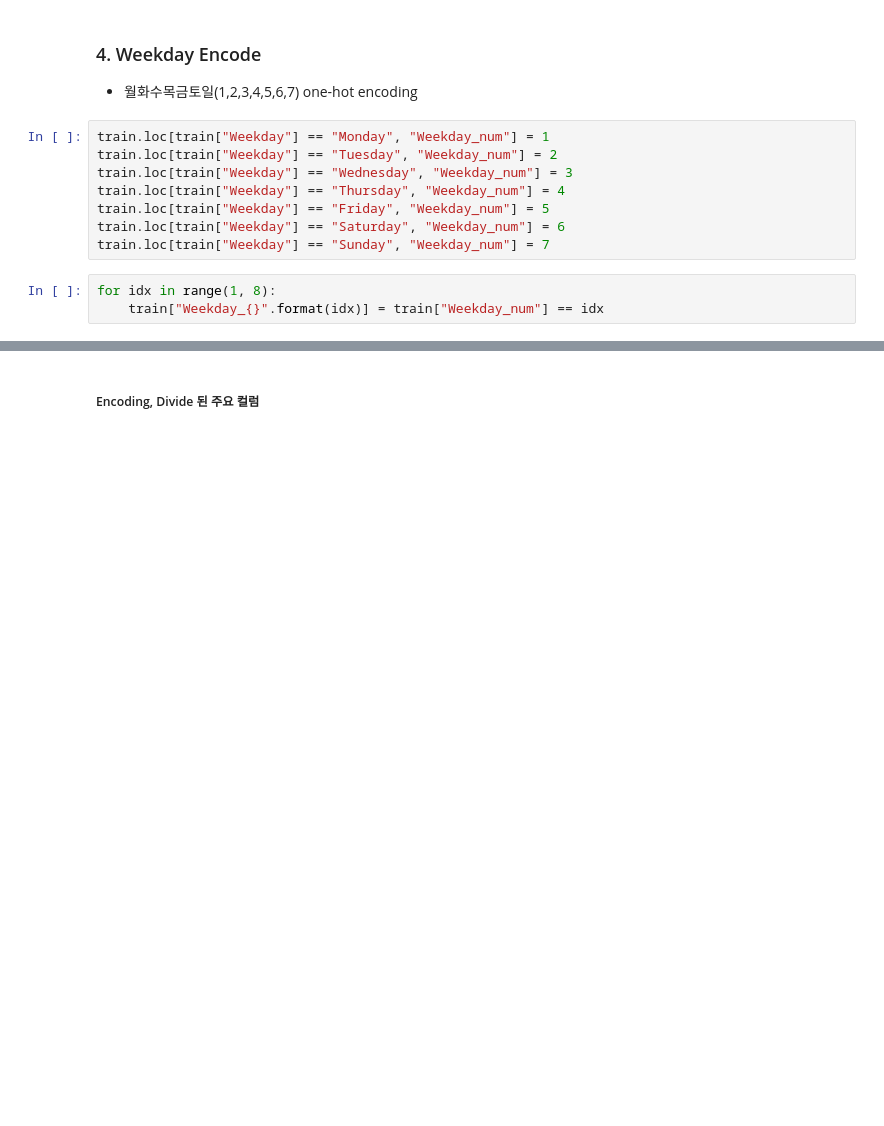
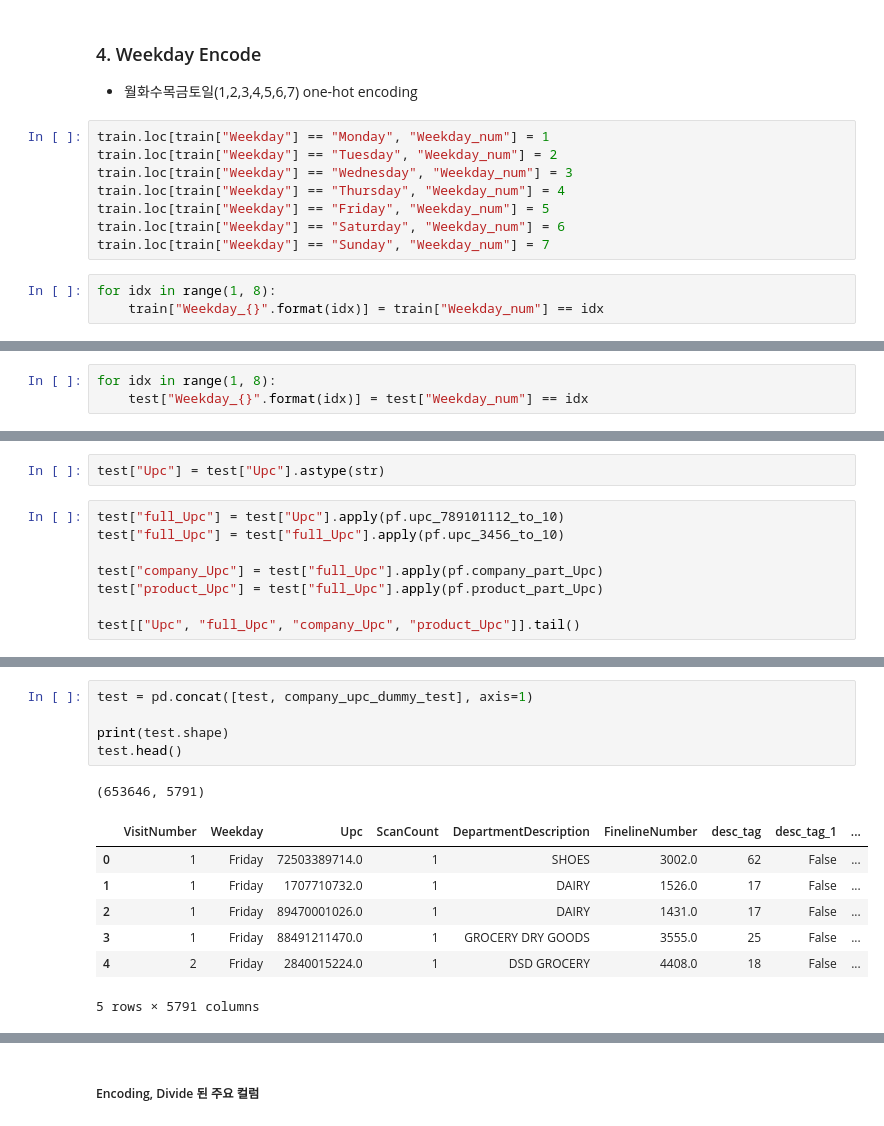
Before and after one commit to daesookimds/Kaggle, a Jupyter notebook: Walmart_TripType_Classification/Walmart_Preprocessing.ipynb, the cells around one changed output, grey strips where cells are left out. Drawn from its saved outputs; the diff is of its cells as text; blank space fills up the shorter version.

```diff
--- a/Walmart_TripType_Classification/Walmart_Preprocessing.ipynb
+++ b/Walmart_TripType_Classification/Walmart_Preprocessing.ipynb
@@ -284,0 +438,3 @@ for idx in range(1, 8):
+# %%
+for idx in range(1, 8):
+    test["Weekday_{}".format(idx)] = test["Weekday_num"] == idx
@@ -303,0 +465,10 @@ train[["Upc", "full_Upc", "company_Upc", "product_Upc"]].tail()
+# %%
+test["Upc"] = test["Upc"].astype(str)
+# %%
+test["full_Upc"] = test["Upc"].apply(pf.upc_789101112_to_10)
+test["full_Upc"] = test["full_Upc"].apply(pf.upc_3456_to_10)
+
+test["company_Upc"] = test["full_Upc"].apply(pf.company_part_Upc)
+test["product_Upc"] = test["full_Upc"].apply(pf.product_part_Upc)
+
+test[["Upc", "full_Upc", "company_Upc", "product_Upc"]].tail()
@@ -303,0 +506,14 @@ train[["Upc", "full_Upc", "company_Upc", "product_Upc"]].tail()
+# %%
+test = pd.concat([test, company_upc_dummy_test], axis=1)
+
+print(test.shape)
+test.head()
+# %% [output]
+(653646, 5791)
+|  | VisitNumber | Weekday | Upc | ScanCount | DepartmentDescription | FinelineNumber | desc_tag | desc_tag_1 | ... |
+| 0 | 1 | Friday | 72503389714.0 | 1 | SHOES | 3002.0 | 62 | False | ... |
+| 1 | 1 | Friday | 1707710732.0 | 1 | DAIRY | 1526.0 | 17 | False | ... |
+| 2 | 1 | Friday | 89470001026.0 | 1 | DAIRY | 1431.0 | 17 | False | ... |
+| 3 | 1 | Friday | 88491211470.0 | 1 | GROCERY DRY GOODS | 3555.0 | 25 | False | ... |
+| 4 | 2 | Friday | 2840015224.0 | 1 | DSD GROCERY | 4408.0 | 18 | False | ... |
+5 rows × 5791 columns
```
Also changed, not shown: parts of 76 cells of this notebook, 1 other file.
